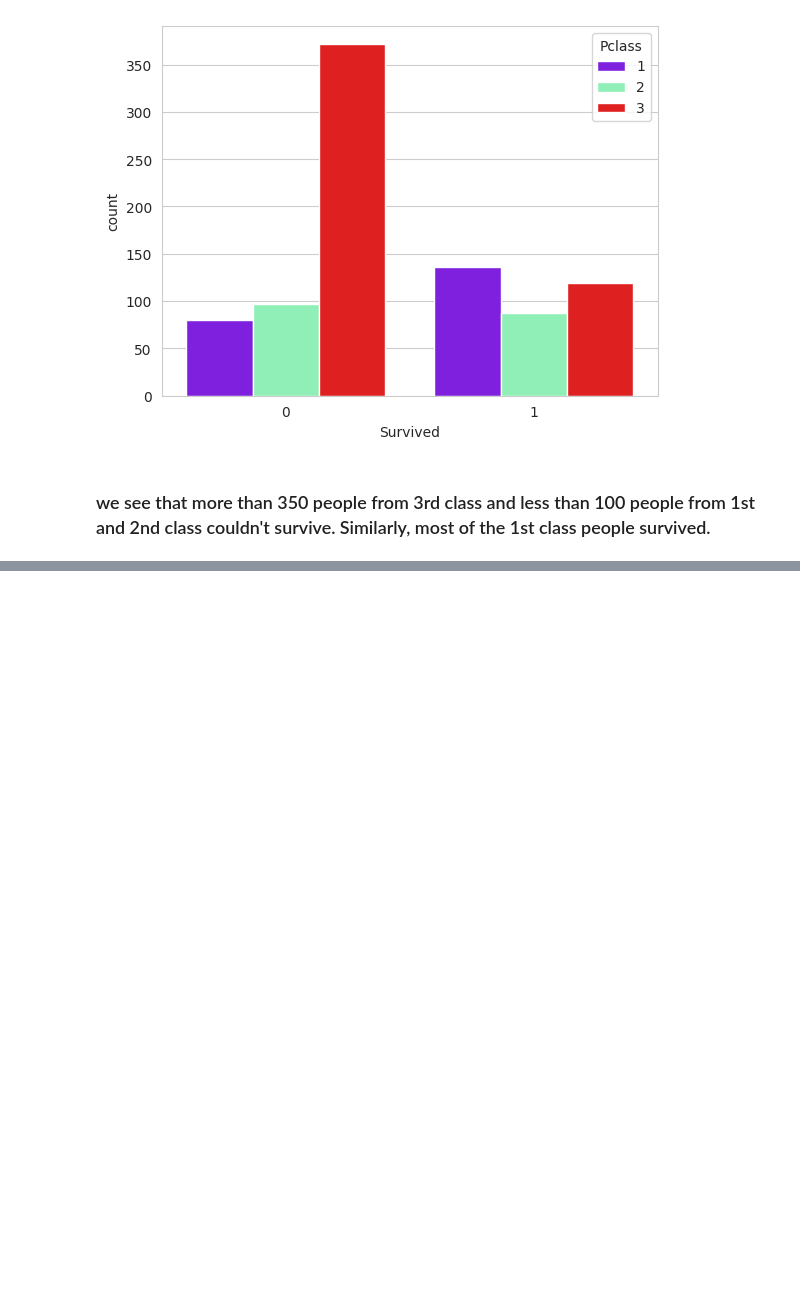
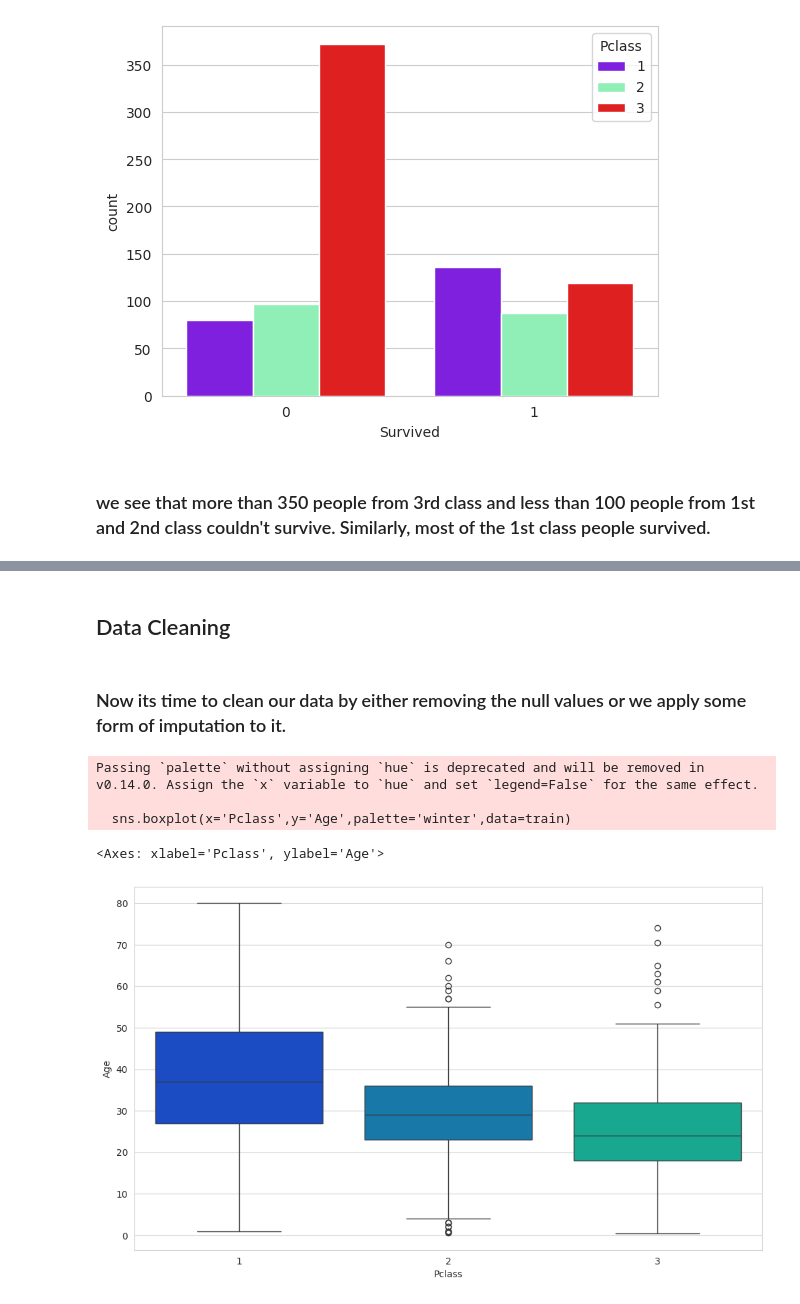
Before and after one commit to bigyan08/PRODIGY_DS_02, a Jupyter notebook: main_script.ipynb, the cells around one changed output, grey strips where cells are left out. Saved outputs shown, nothing was run; the diff lists cells and outputs as text; code cells hidden in the pictures; blank space fills up the shorter version.

```diff
--- a/main_script.ipynb
+++ b/main_script.ipynb
@@ -86,0 +113,13 @@ sns.countplot(x='Survived',hue='Pclass',data=train,palette='rainbow')
+# %% [markdown]
+## Data Cleaning
+# %% [markdown]
+### Now its time to clean our data by either removing the null values or we apply some form of imputation to it.
+# %%
+plt.figure(figsize=(12,7))
+sns.boxplot(x='Pclass',y='Age',palette='winter',data=train)
+# %% [output]
+Passing `palette` without assigning `hue` is deprecated and will be removed in v0.14.0. Assign the `x` variable to `hue` and set `legend=False` for the same effect.
+
+  sns.boxplot(x='Pclass',y='Age',palette='winter',data=train)
+<Axes: xlabel='Pclass', ylabel='Age'>
+[figure, added]
```
Also changed, not shown: parts of 9 cells of this notebook.
